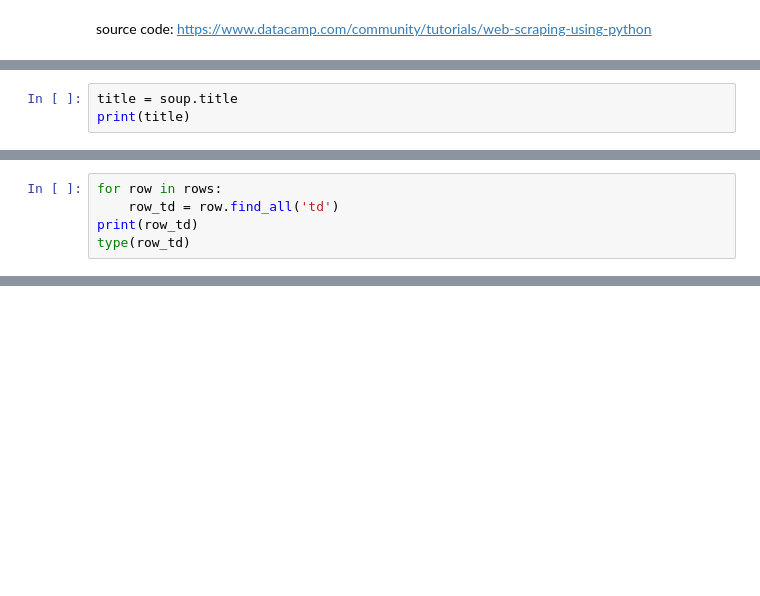
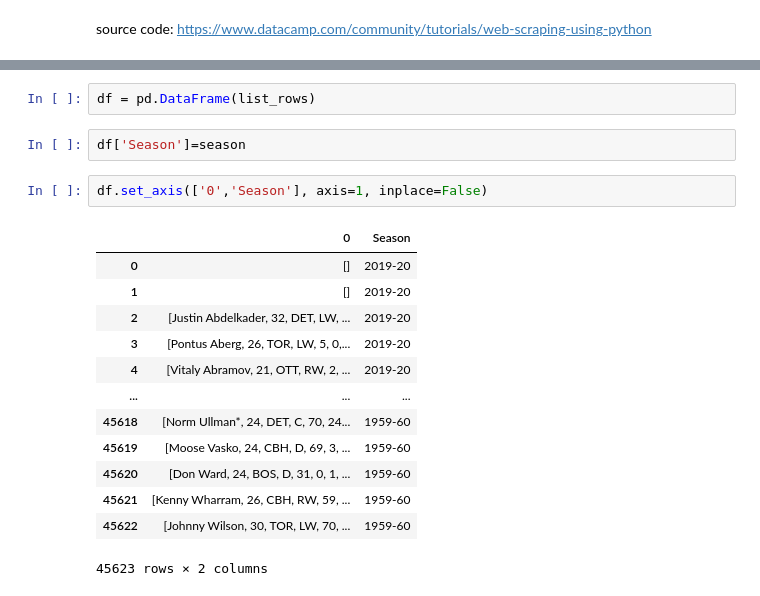
Before and after one commit to JamesNeri/Capstone, a Jupyter notebook: LoopedScrapeTest.ipynb, the cells around one changed output, grey strips where cells are left out. Cells and saved outputs as stored; diff of their text form; blank space fills up the shorter version.

```diff
--- a/LoopedScrapeTest.ipynb
+++ b/LoopedScrapeTest.ipynb
@@ -91,3 +2,0 @@ type(soup)
-# %%
-title = soup.title
-print(title)
@@ -96,5 +2,0 @@ rows = soup.find_all('tr')
-# %%
-for row in rows:
-    row_td = row.find_all('td')
-print(row_td)
-type(row_td)
@@ -152,0 +127,20 @@ df2.to_csv('2019_2020.csv', index=0)
+# %%
+df = pd.DataFrame(list_rows)
+# %%
+df['Season']=season
+# %%
+df.set_axis(['0','Season'], axis=1, inplace=False)
+# %% [output]
+|  | 0 | Season |
+| 0 | [] | 2019-20 |
+| 1 | [] | 2019-20 |
+| 2 | [Justin Abdelkader, 32, DET, LW, ... | 2019-20 |
+| 3 | [Pontus Aberg, 26, TOR, LW, 5, 0,... | 2019-20 |
+| 4 | [Vitaly Abramov, 21, OTT, RW, 2, ... | 2019-20 |
+| ... | ... | ... |
+| 45618 | [Norm Ullman*, 24, DET, C, 70, 24... | 1959-60 |
+| 45619 | [Moose Vasko, 24, CBH, D, 69, 3, ... | 1959-60 |
+| 45620 | [Don Ward, 24, BOS, D, 31, 0, 1, ... | 1959-60 |
+| 45621 | [Kenny Wharram, 26, CBH, RW, 59, ... | 1959-60 |
+| 45622 | [Johnny Wilson, 30, TOR, LW, 70, ... | 1959-60 |
+45623 rows × 2 columns
```
Also changed, not shown: parts of 41 cells of this notebook, 2 other files.
